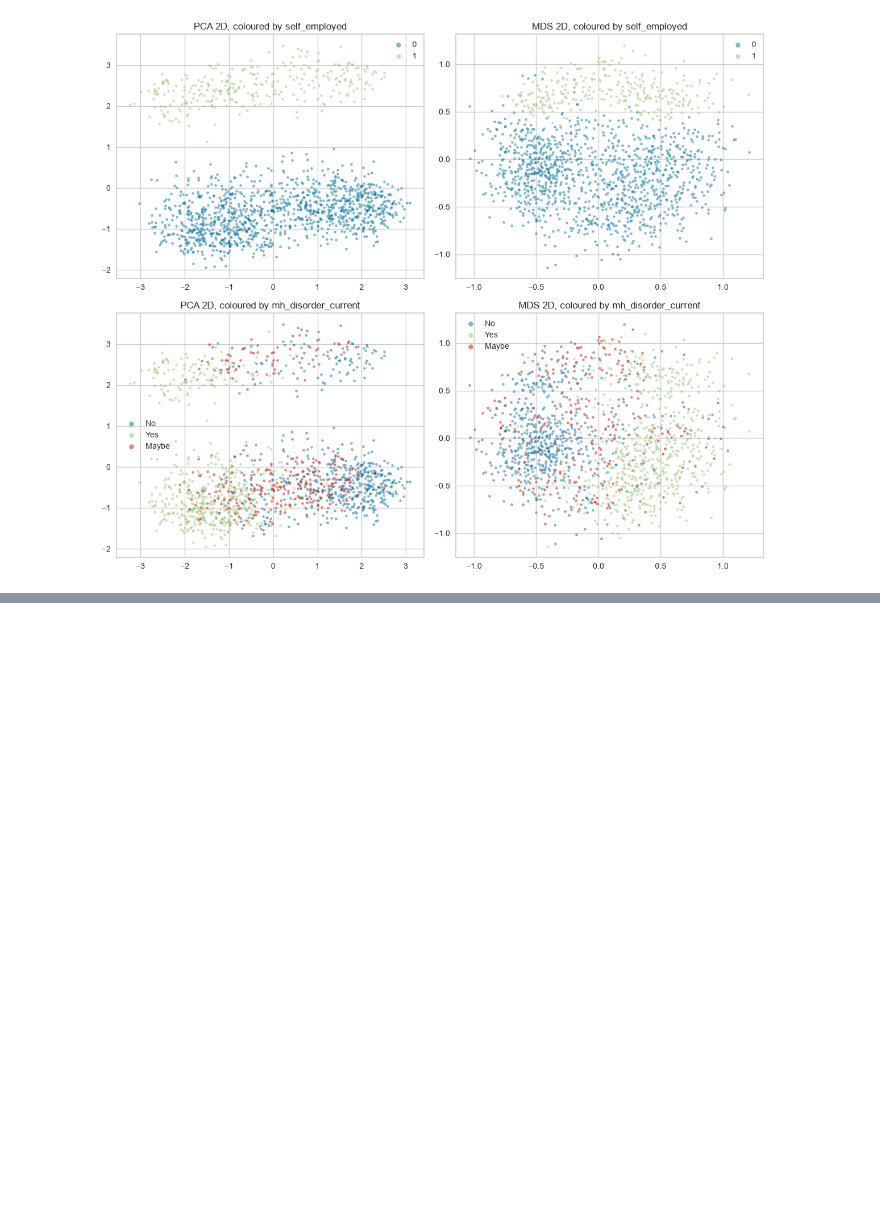
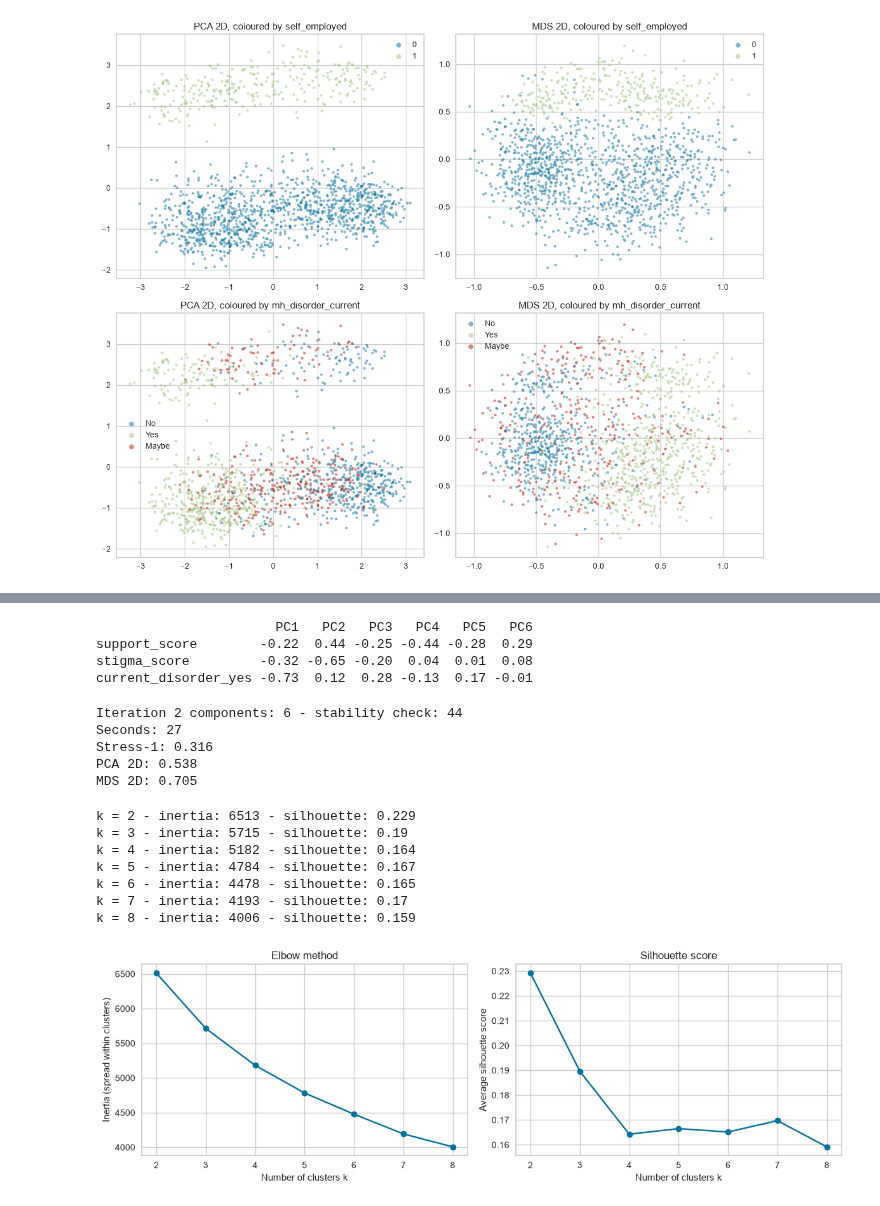
Before and after one commit to nosadfountains/Unsupervised-ML_Case-Study, a Jupyter notebook: mental-health-clustering/analysis.ipynb, the cells around one changed output, grey strips where cells are left out. Saved outputs shown, nothing was run; the diff lists cells and outputs as text; code cells hidden in the pictures; blank space fills up the shorter version.

```diff
--- a/mental-health-clustering/analysis.ipynb
+++ b/mental-health-clustering/analysis.ipynb
@@ -2361,0 +2541,75 @@ plt.show()
+# %%
+df_emp = df_clean[employed]
+scores_emp = scores[employed]
+
+pc_check = pd.DataFrame(pc_scores_emp[:, :6], columns=["PC1", "PC2", "PC3", "PC4", "PC5", "PC6"])
+pc_check["support_score"] = scores_emp["support_score"].values
+pc_check["stigma_score"] = scores_emp["stigma_score"].values
+pc_check["current_disorder_yes"] = (df_emp["mh_disorder_current"] == "Yes").astype(int).values
+
+result = pc_check.corr().loc[["support_score", "stigma_score", "current_disorder_yes"], ["PC1", "PC2", "PC3", "PC4", "PC5", "PC6"]]
+print(result.round(2))
+# %% [output]
+                       PC1   PC2   PC3   PC4   PC5   PC6
+support_score        -0.22  0.44 -0.25 -0.44 -0.28  0.29
+stigma_score         -0.32 -0.65 -0.20  0.04  0.01  0.08
+current_disorder_yes -0.73  0.12  0.28 -0.13  0.17 -0.01
+# %%
+n_emp = 6
+n_emp_70 = (cumulative_emp < 0.7).sum() + 1
+print("Iteration 2 components:", n_emp, "- stability check:", n_emp_70)
+
+start = time.time()
+mds_emp = MDS(n_components=2, metric_mds=False, init="classical_mds", random_state=42)
+mds_2d_emp = mds_emp.fit_transform(X_emp)
+print("Seconds:", round(time.time() - start))
+print("Stress-1:", round(mds_emp.stress_, 3))
+
+d_orig_emp = pdist(X_emp)
+print("PCA 2D:", round(spearmanr(d_orig_emp, pdist(pc_scores_emp[:, :2])).statistic, 3))
+print("MDS 2D:", round(spearmanr(d_orig_emp, pdist(mds_2d_emp)).statistic, 3))
+# %% [output]
+Iteration 2 components: 6 - stability check: 44
+Seconds: 27
+Stress-1: 0.316
+PCA 2D: 0.538
+MDS 2D: 0.705
+# %%
+from sklearn.metrics import silhouette_score
+
+X_clu = pc_scores_emp[:, :n_emp]
+
+k_values = list(range(2, 9))
+inertias = []
+silhouettes = []
+
+for k in k_values:
+    km = KMeans(n_clusters=k, n_init=10, random_state=42)
+    labels = km.fit_predict(X_clu)
+    inertias.append(km.inertia_)
+    silhouettes.append(silhouette_score(X_clu, labels))
+    print("k =", k, "- inertia:", round(km.inertia_), "- silhouette:", round(silhouettes[-1], 3))
+
+fig, axes = plt.subplots(1, 2, figsize=(12, 4))
+
+axes[0].plot(k_values, inertias, marker="o")
+axes[0].set_xlabel("Number of clusters k")
+axes[0].set_ylabel("Inertia (spread within clusters)")
+axes[0].set_title("Elbow method")
+
+axes[1].plot(k_values, silhouettes, marker="o")
+axes[1].set_xlabel("Number of clusters k")
+axes[1].set_ylabel("Average silhouette score")
+axes[1].set_title("Silhouette score")
+
+plt.tight_layout()
+plt.show()
+# %% [output]
+k = 2 - inertia: 6513 - silhouette: 0.229
+k = 3 - inertia: 5715 - silhouette: 0.19
+k = 4 - inertia: 5182 - silhouette: 0.164
+k = 5 - inertia: 4784 - silhouette: 0.167
+k = 6 - inertia: 4478 - silhouette: 0.165
+k = 7 - inertia: 4193 - silhouette: 0.17
+k = 8 - inertia: 4006 - silhouette: 0.159
+[figure, added]
```
Also changed, not shown: parts of 13 cells of this notebook, 1 other file.
